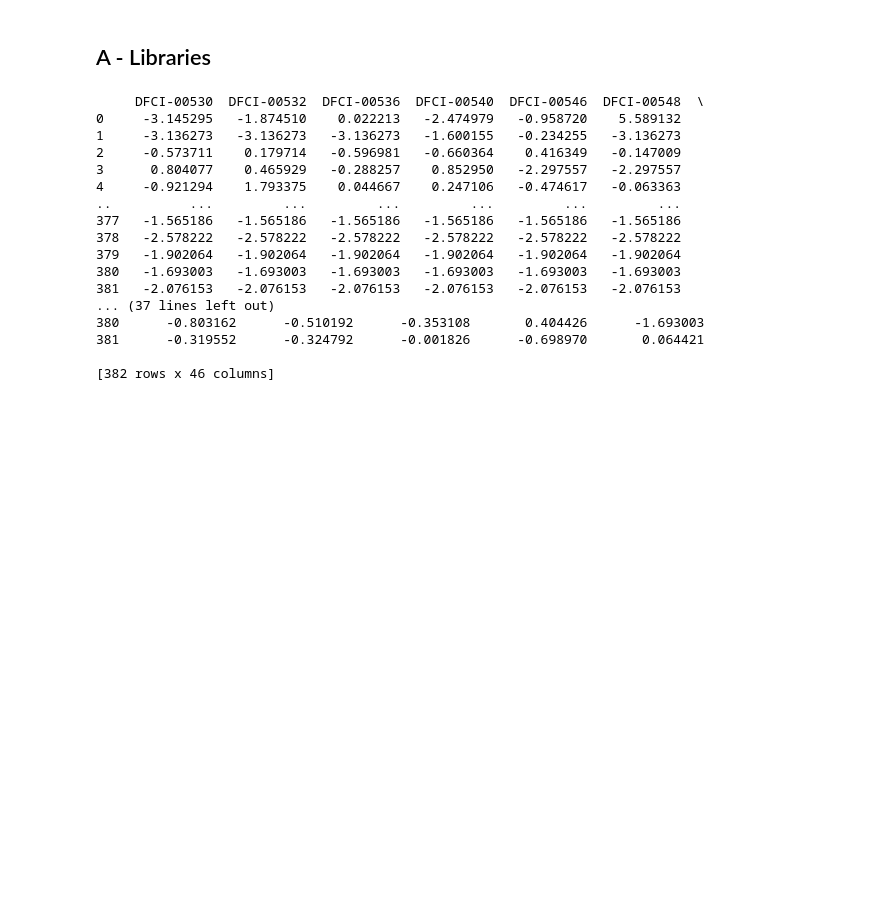
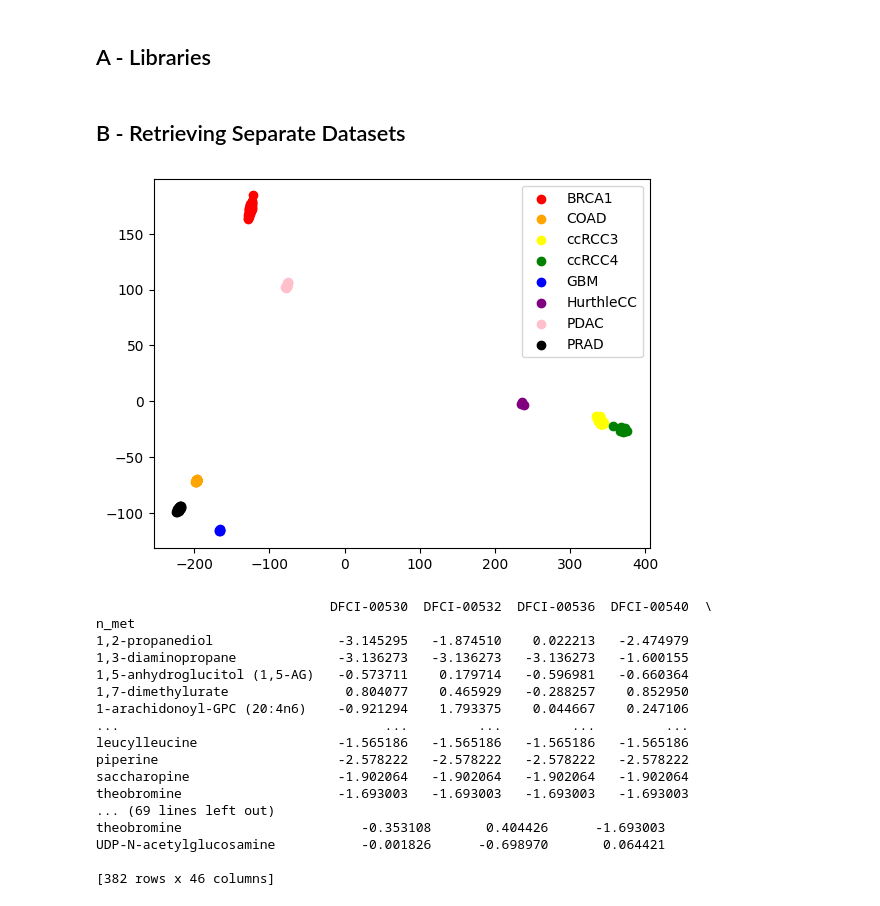
Before and after one commit to alfonsomiguelcruz/metabodgd, a Jupyter notebook: 01 - Data Preprocessing.ipynb, the cells around one changed output. Saved outputs shown, nothing was run; the diff lists cells and outputs as text; code cells hidden in the pictures; blank space fills up the shorter version.

Commit message:
Added code to form training matrix

```diff
--- a/01 - Data Preprocessing.ipynb
+++ b/01 - Data Preprocessing.ipynb
@@ -8,3 +8,5 @@ GOAL: Create Normal Training Dataset
 import pandas as pd
 import numpy as np
 import os
+# %% [markdown]
+## B - Retrieving Separate Datasets
@@ -11,3 +49,44 @@ import os
+# %%
+met_union_set = set()
+sample_list_all = []
+for c in cohorts.keys():
+    met_union_set    |= set(cohorts[c]["met_list"])
+    sample_list_all += cohorts[c]["sample_list"]
+
+met_list_all    = list(met_union_set)
+met_list_all.sort()
+# %%
+def construct_training_dataframe(met_list_all, sample_list_all, cohorts):
+    df = pd.DataFrame(np.zeros(shape=(len(met_list_all), len(sample_list_all))),
+                      index=met_list_all,
+                      columns=sample_list_all)
+
+    for c in cohorts:
+        for m in cohorts[c]['met_list']:
+            for s in cohorts[c]['sample_list']:
+                df.loc[m][s] = cohorts[c]["matrix"].loc[m][s]
+    return df
+
+df = construct_training_dataframe(met_list_all, sample_list_all, cohorts)
+# %%
+from sklearn.decomposition import PCA
+import matplotlib.pyplot as plt
+np_df = df.T.to_numpy()
+pca_model = PCA(n_components=2)
+results = pca_model.fit_transform(np_df)
+
+plt.scatter(results[0:47,0], results[0:47, 1], c='red'          ,label="BRCA1")
+plt.scatter(results[47:86,0], results[47:86, 1], c='orange'     ,label="COAD")
+plt.scatter(results[86:133,0], results[86:133, 1], c='yellow'   ,label="ccRCC3")
+plt.scatter(results[133:157,0], results[133:157, 1], c='green'  ,label="ccRCC4")
+plt.scatter(results[157:163,0], results[157:163, 1], c='blue'   ,label="GBM")
+plt.scatter(results[163:166,0], results[163:166, 1], c='purple' ,label="HurthleCC")
+plt.scatter(results[166:178,0], results[166:178, 1], c='pink'   ,label="PDAC")
+plt.scatter(results[178:224,0], results[178:224, 1], c='black'  ,label="PRAD")
+plt.legend()
+plt.show()
+# %% [output]
+[figure, added]
 # %%
 # Get the xls file
 cohort_name = "PRAD"
@@ -52,24 +131,24 @@ n_list = n["n_met"].to_list()
 # n_shared.sort_values("n_met", ignore_index=True, inplace=True)
 # merged = pd.concat([t_shared, n_shared], axis=1)
 
-
+# n = n.set_index(n["n_met"])
 n_no_labels = n.drop(labels=['n_met'], axis=1)
-print(n_no_labels)
+print(n.set_index("n_met"))
 # %% [output]
-     DFCI-00530  DFCI-00532  DFCI-00536  DFCI-00540  DFCI-00546  DFCI-00548  \
-0     -3.145295   -1.874510    0.022213   -2.474979   -0.958720    5.589132
-1     -3.136273   -3.136273   -3.136273   -1.600155   -0.234255   -3.136273
-2     -0.573711    0.179714   -0.596981   -0.660364    0.416349   -0.147009
-3      0.804077    0.465929   -0.288257    0.852950   -2.297557   -2.297557
-4     -0.921294    1.793375    0.044667    0.247106   -0.474617   -0.063363
-..          ...         ...         ...         ...         ...         ...
-377   -1.565186   -1.565186   -1.565186   -1.565186   -1.565186   -1.565186
-378   -2.578222   -2.578222   -2.578222   -2.578222   -2.578222   -2.578222
-379   -1.902064   -1.902064   -1.902064   -1.902064   -1.902064   -1.902064
-380   -1.693003   -1.693003   -1.693003   -1.693003   -1.693003   -1.693003
-381   -2.076153   -2.076153   -2.076153   -2.076153   -2.076153   -2.076153
-... (37 lines left out)
-380      -0.803162      -0.510192      -0.353108       0.404426      -1.693003
-381      -0.319552      -0.324792      -0.001826      -0.698970       0.064421
+                              DFCI-00530  DFCI-00532  DFCI-00536  DFCI-00540  \
+n_met
+1,2-propanediol                -3.145295   -1.874510    0.022213   -2.474979
+1,3-diaminopropane             -3.136273   -3.136273   -3.136273   -1.600155
+1,5-anhydroglucitol (1,5-AG)   -0.573711    0.179714   -0.596981   -0.660364
+1,7-dimethylurate               0.804077    0.465929   -0.288257    0.852950
+1-arachidonoyl-GPC (20:4n6)    -0.921294    1.793375    0.044667    0.247106
+...                                  ...         ...         ...         ...
+leucylleucine                  -1.565186   -1.565186   -1.565186   -1.565186
+piperine                       -2.578222   -2.578222   -2.578222   -2.578222
+saccharopine                   -1.902064   -1.902064   -1.902064   -1.902064
+theobromine                    -1.693003   -1.693003   -1.693003   -1.693003
+... (69 lines left out)
+theobromine                       -0.353108       0.404426      -1.693003
+UDP-N-acetylglucosamine           -0.001826      -0.698970       0.064421
 
 [382 rows x 46 columns]
```
Also changed, not shown: parts of 2 cells of this notebook.
